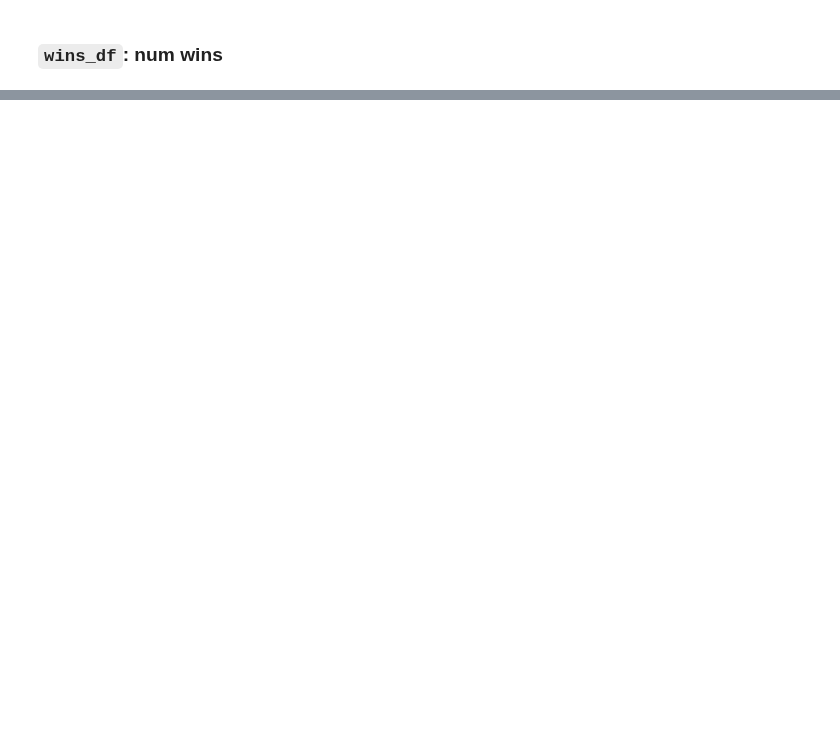
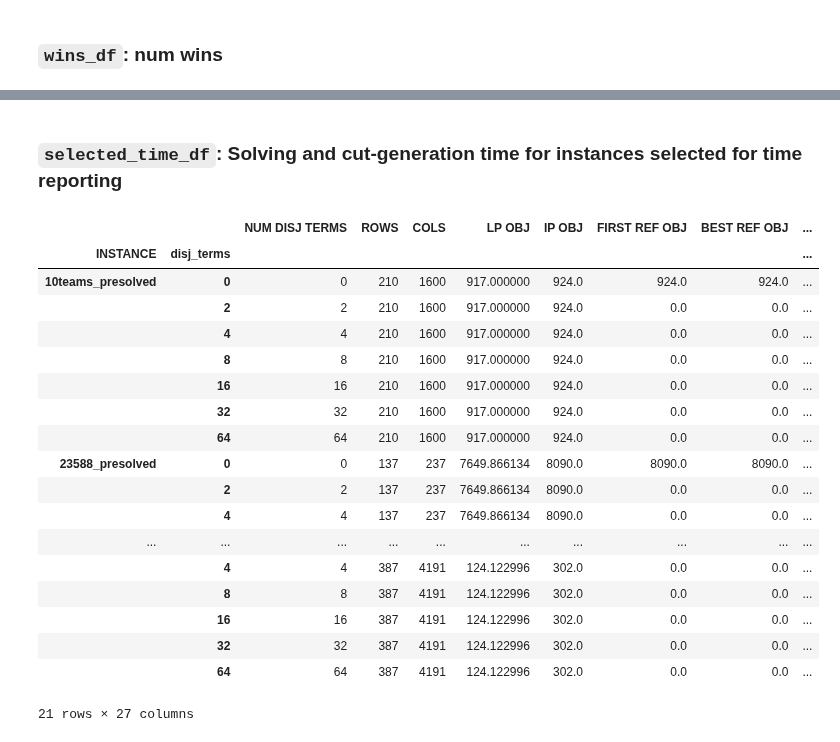
Before and after one commit to akazachk/vpc, a Jupyter notebook: plots/plots.ipynb, the cells around one changed output, grey strips where cells are left out. Cells and saved outputs as stored; diff of their text form; code cells hidden in the pictures; blank space fills up the shorter version.

```diff
--- a/plots/plots.ipynb
+++ b/plots/plots.ipynb
@@ -184,0 +321,4 @@ instances = df.index.levels[0]
+# %%
+# Remove unmodified stein instances from consideration
+df.drop(index = ['stein09_presolved', 'stein15_presolved', 'stein27_presolved', 'stein45_presolved'], inplace=True)
+df.index = df.index.remove_unused_levels()
@@ -184,0 +371,20 @@ instances = df.index.levels[0]
+# %%
+# map_rejection_reason_to_number = {
+#     'OPTIMAL_SOLUTION_FOUND':   '(3)',
+#     'LP=DLB=DUB':               '(4a)',
+#     'PRLP_INFEASIBLE':          '(4b)',
+#     'PRLP_TIME_LIMIT':          '(4c)',
+#     '<7_ATTEMPTS':              '(?)',
+# }
+map_rejection_reason_to_number = {
+    'IP_OPT_UNKNOWN':           '\\ref{selection-criterion:ip-opt-known}',
+    'NO_GAP':                   '\\ref{selection-criterion:ip-opt-known}',
+    'TOO_MANY_ROWS_OR_COLS':    '\\ref{selection-criterion:max-instance-size}',
+    'OPTIMAL_SOLUTION_FOUND':   '\\ref{selection-criterion:partial-tree-does-not-find-opt}',
+    'LP=DLB=DUB':               '\\ref{selection-criterion:cuts-are-generated:not_lp=dlb=dub}',
+    'PRLP_INFEASIBLE':          '\\ref{selection-criterion:cuts-are-generated:PRLP-primal-feasible}',
+    'PRLP_TIME_LIMIT':          '\\ref{selection-criterion:cuts-are-generated:PRLP-time-limit}',
+    'NO_CUTS':                  '\\ref{selection-criterion:cuts-are-generated:cuts-are-generated}',
+    'GUR_TIMEOUT':              'G',
+    '<7_ATTEMPTS':              '?',
+}
@@ -184,0 +393,9 @@ instances = df.index.levels[0]
+# %%
+col_depth = [2, 4, 8, 16, 32, 64]
+df_status_by_depth = pd.DataFrame(index = instances, columns = col_depth, dtype=str)
+
+DEFAULT_STATUS = map_rejection_reason_to_number['<7_ATTEMPTS']
+
+df_status_by_depth[:] = DEFAULT_STATUS
+
+display(df_status_by_depth.head())
@@ -1482,0 +1574,26 @@ for key in selected_instances_dict.keys():
+# %% [markdown]
+### `selected_time_df`: Solving and cut-generation time for instances selected for time reporting
+# %%
+## Solving and cut-generation time for instances selected for time reporting
+selected_time_df = time_df.loc[selected_time_instances_dict.keys()]
+selected_time_df.head(21)
+# %% [output]
+|  |  | NUM DISJ TERMS | ROWS | COLS | LP OBJ | IP OBJ | FIRST REF OBJ | BEST REF OBJ | ... |
+| INSTANCE | disj_terms |  |  |  |  |  |  |  | ... |
+| 10teams_presolved | 0 | 0 | 210 | 1600 | 917.000000 | 924.0 | 924.0 | 924.0 | ... |
+|  | 2 | 2 | 210 | 1600 | 917.000000 | 924.0 | 0.0 | 0.0 | ... |
+|  | 4 | 4 | 210 | 1600 | 917.000000 | 924.0 | 0.0 | 0.0 | ... |
+|  | 8 | 8 | 210 | 1600 | 917.000000 | 924.0 | 0.0 | 0.0 | ... |
+|  | 16 | 16 | 210 | 1600 | 917.000000 | 924.0 | 0.0 | 0.0 | ... |
+|  | 32 | 32 | 210 | 1600 | 917.000000 | 924.0 | 0.0 | 0.0 | ... |
+|  | 64 | 64 | 210 | 1600 | 917.000000 | 924.0 | 0.0 | 0.0 | ... |
+| 23588_presolved | 0 | 0 | 137 | 237 | 7649.866134 | 8090.0 | 8090.0 | 8090.0 | ... |
+|  | 2 | 2 | 137 | 237 | 7649.866134 | 8090.0 | 0.0 | 0.0 | ... |
+|  | 4 | 4 | 137 | 237 | 7649.866134 | 8090.0 | 0.0 | 0.0 | ... |
+| ... | ... | ... | ... | ... | ... | ... | ... | ... | ... |
+|  | 4 | 4 | 387 | 4191 | 124.122996 | 302.0 | 0.0 | 0.0 | ... |
+|  | 8 | 8 | 387 | 4191 | 124.122996 | 302.0 | 0.0 | 0.0 | ... |
+|  | 16 | 16 | 387 | 4191 | 124.122996 | 302.0 | 0.0 | 0.0 | ... |
+|  | 32 | 32 | 387 | 4191 | 124.122996 | 302.0 | 0.0 | 0.0 | ... |
+|  | 64 | 64 | 387 | 4191 | 124.122996 | 302.0 | 0.0 | 0.0 | ... |
+21 rows × 27 columns
```
Also changed, not shown: parts of 124 cells of this notebook.
